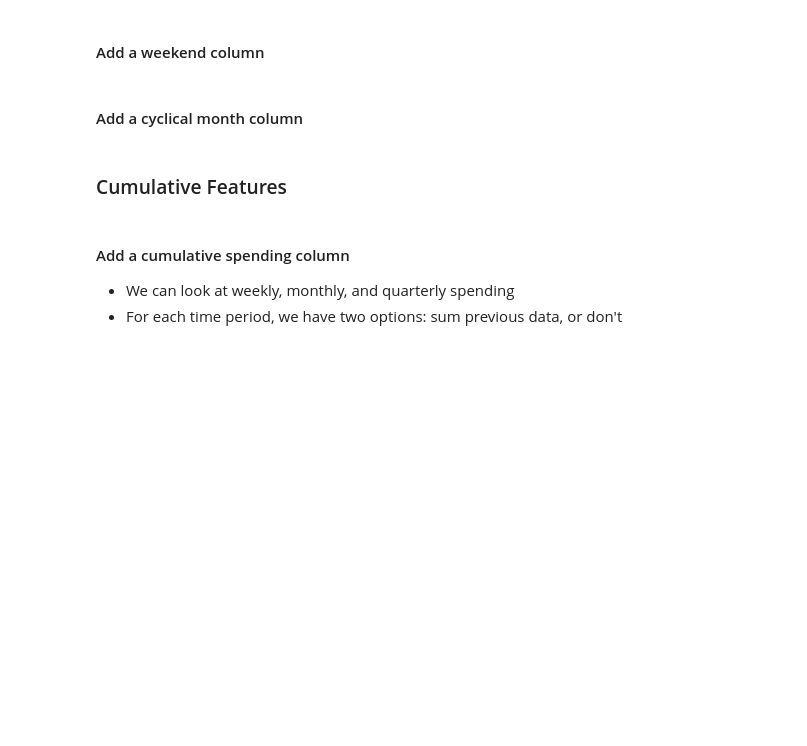
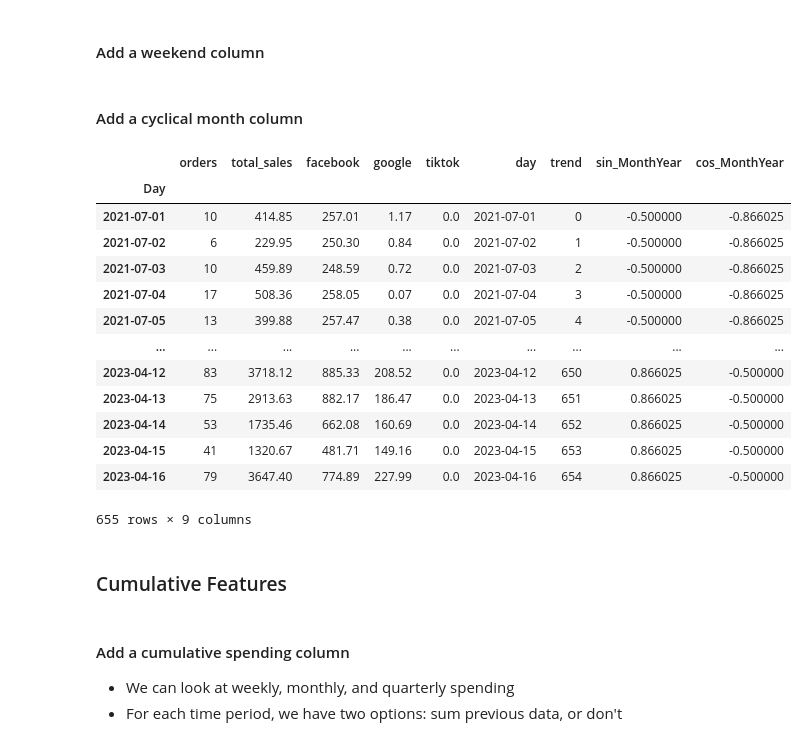
Before and after one commit to data-Zee/MMM-project-lewagon, a Jupyter notebook: notebooks/val_notebooks/updated_models.ipynb, the cells around one changed output. Drawn from its saved outputs; the diff is of its cells as text; code cells hidden in the pictures; blank space fills up the shorter version.

```diff
--- a/notebooks/val_notebooks/updated_models.ipynb
+++ b/notebooks/val_notebooks/updated_models.ipynb
@@ -154,3 +224,20 @@ def add_cyclical_months(df: pd.DataFrame):
     df.drop(columns=['month'], inplace=True)
 
     return df
+# %%
+add_cyclical_months(train_df.copy())
+# %% [output]
+|  | orders | total_sales | facebook | google | tiktok | day | trend | sin_MonthYear | cos_MonthYear |
+| Day |  |  |  |  |  |  |  |  |  |
+| 2021-07-01 | 10 | 414.85 | 257.01 | 1.17 | 0.0 | 2021-07-01 | 0 | -0.500000 | -0.866025 |
+| 2021-07-02 | 6 | 229.95 | 250.30 | 0.84 | 0.0 | 2021-07-02 | 1 | -0.500000 | -0.866025 |
+| 2021-07-03 | 10 | 459.89 | 248.59 | 0.72 | 0.0 | 2021-07-03 | 2 | -0.500000 | -0.866025 |
+| 2021-07-04 | 17 | 508.36 | 258.05 | 0.07 | 0.0 | 2021-07-04 | 3 | -0.500000 | -0.866025 |
+| 2021-07-05 | 13 | 399.88 | 257.47 | 0.38 | 0.0 | 2021-07-05 | 4 | -0.500000 | -0.866025 |
+| ... | ... | ... | ... | ... | ... | ... | ... | ... | ... |
+| 2023-04-12 | 83 | 3718.12 | 885.33 | 208.52 | 0.0 | 2023-04-12 | 650 | 0.866025 | -0.500000 |
+| 2023-04-13 | 75 | 2913.63 | 882.17 | 186.47 | 0.0 | 2023-04-13 | 651 | 0.866025 | -0.500000 |
+| 2023-04-14 | 53 | 1735.46 | 662.08 | 160.69 | 0.0 | 2023-04-14 | 652 | 0.866025 | -0.500000 |
+| 2023-04-15 | 41 | 1320.67 | 481.71 | 149.16 | 0.0 | 2023-04-15 | 653 | 0.866025 | -0.500000 |
+| 2023-04-16 | 79 | 3647.40 | 774.89 | 227.99 | 0.0 | 2023-04-16 | 654 | 0.866025 | -0.500000 |
+655 rows × 9 columns
```
Also changed, not shown: parts of 41 cells of this notebook, 4 other files.
